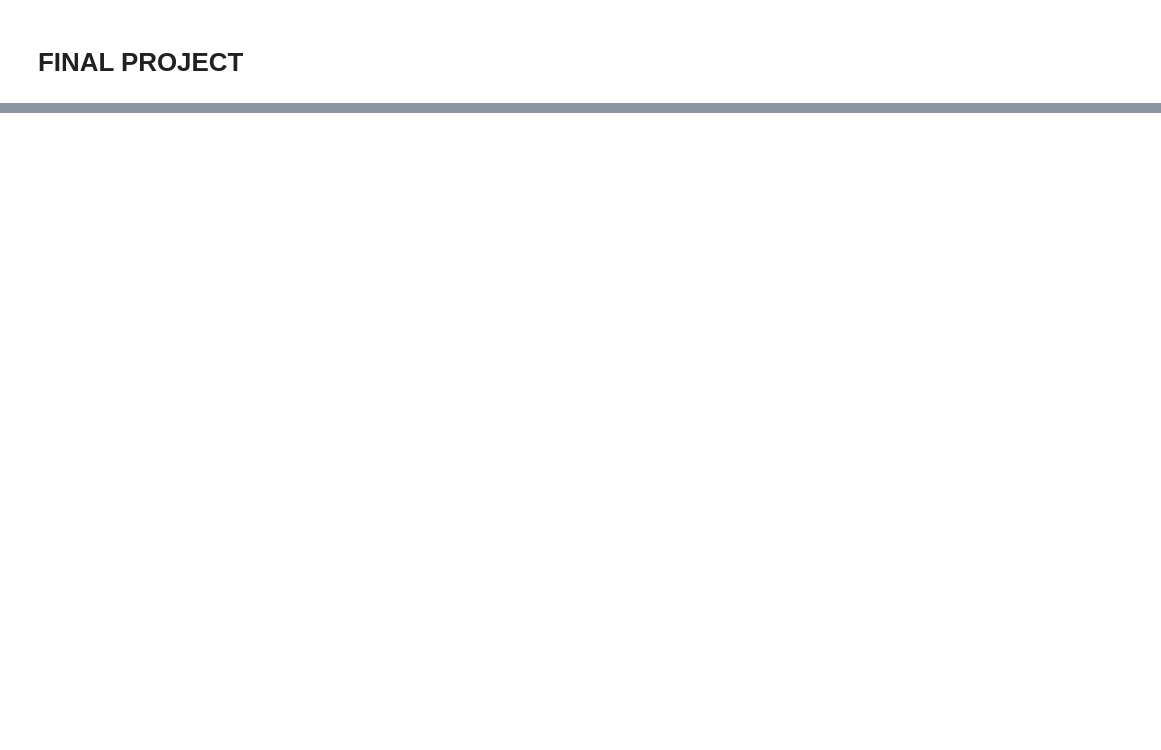
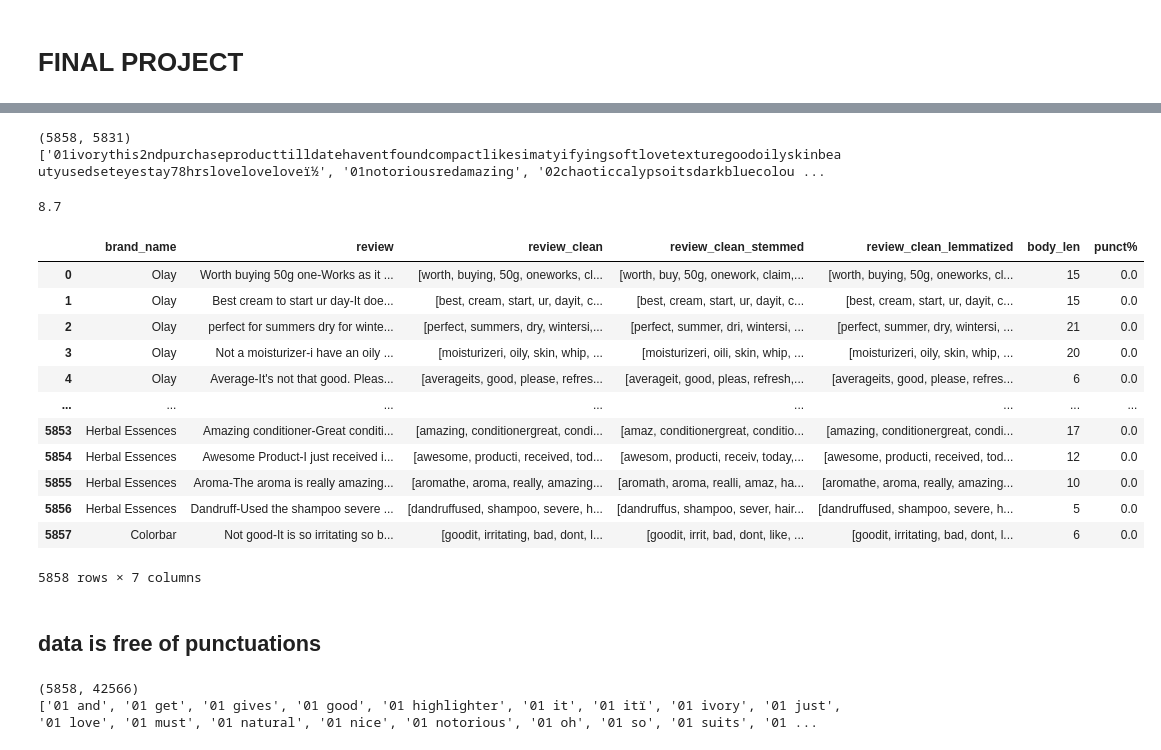
Before and after one commit to DolsyArora/my-work, a Jupyter notebook: project.ipynb, the cells around one changed output, grey strips where cells are left out. Cells and saved outputs as stored; diff of their text form; code cells hidden in the pictures; blank space fills up the shorter version.

```diff
--- a/project.ipynb
+++ b/project.ipynb
@@ -527,0 +158,5 @@ r2_score(y_test, test_preds)
+# %%
+# printing the new cleaned review text
+df['review_clean'] = df['review'].apply(lambda x: clean_text(x.lower())) # use the lambda function to apply to the dataset
+
+df.head() # first 5 rows
@@ -527,0 +170,10 @@ r2_score(y_test, test_preds)
+# %%
+# defining the function of stemming
+# and prinitng the stemmed text("review_clean_stemmed")
+def stemming(tokenized_text):
+    text =[ps.stem(word) for word in tokenized_text]
+    return text
+
+df['review_clean_stemmed'] = df['review_clean'].apply(lambda x: stemming(x))
+
+df.head()
@@ -527,0 +187,9 @@ r2_score(y_test, test_preds)
+# %%
+# definig the function of lemmatized and printing the lemmatized column ("review_clean_lemmatized")
+def lemmatizing(tokenized_text):
+    text = [wn.lemmatize(word) for word in tokenized_text]
+    return text
+
+df['review_clean_lemmatized'] = df['review_clean'].apply(lambda x: lemmatizing(x))
+
+df.head(10)
@@ -527,0 +208,52 @@ r2_score(y_test, test_preds)
+# %%
+# importing the tf idf library
+from sklearn.feature_extraction.text import TfidfVectorizer
+# printing the tf idf's for lemmatized text
+tfidf_vect = TfidfVectorizer(analyzer=clean_text)
+X_tfidf = tfidf_vect.fit_transform(df['review_clean_lemmatized'])
+print(X_tfidf.shape)
+print(tfidf_vect.get_feature_names())
+# %% [output]
+(5858, 5831)
+['01ivorythis2ndpurchaseproducttilldatehaventfoundcompactlikesimatyifyingsoftlovetexturegoodoilyskinbeautyusedseteyestay78hrsloveloveloveï½', '01notoriousredamazing', '02chaoticcalypsoitsdarkbluecolou ...
+# %%
+# defining the function to check for punctuation after cleaning to recheck
+def count_punct(text):
+    count = sum([1 for char in text if char in string.punctuation])
+    return round(count/(len(text) - text.count(" ")), 3)*100
+
+count_punct("review_clean_lemmatized")
+# %% [output]
+8.7
+# %%
+# printing the body length and the punctuation %
+df['body_len'] = df['review_clean_lemmatized'].apply(lambda x: len(x) - x.count(" "))
+df['punct%'] = df['review_clean_lemmatized'].apply(lambda x: count_punct(x))
+df
+# %% [output]
+|  | brand_name | review | review_clean | review_clean_stemmed | review_clean_lemmatized | body_len | punct% |
+| 0 | Olay | Worth buying 50g one-Works as it ... | [worth, buying, 50g, oneworks, cl... | [worth, buy, 50g, onework, claim,... | [worth, buying, 50g, oneworks, cl... | 15 | 0.0 |
+| 1 | Olay | Best cream to start ur day-It doe... | [best, cream, start, ur, dayit, c... | [best, cream, start, ur, dayit, c... | [best, cream, start, ur, dayit, c... | 15 | 0.0 |
+| 2 | Olay | perfect for summers dry for winte... | [perfect, summers, dry, wintersi,... | [perfect, summer, dri, wintersi, ... | [perfect, summer, dry, wintersi, ... | 21 | 0.0 |
+| 3 | Olay | Not a moisturizer-i have an oily ... | [moisturizeri, oily, skin, whip, ... | [moisturizeri, oili, skin, whip, ... | [moisturizeri, oily, skin, whip, ... | 20 | 0.0 |
+| 4 | Olay | Average-It's not that good. Pleas... | [averageits, good, please, refres... | [averageit, good, pleas, refresh,... | [averageits, good, please, refres... | 6 | 0.0 |
+| ... | ... | ... | ... | ... | ... | ... | ... |
+| 5853 | Herbal Essences | Amazing conditioner-Great conditi... | [amazing, conditionergreat, condi... | [amaz, conditionergreat, conditio... | [amazing, conditionergreat, condi... | 17 | 0.0 |
+| 5854 | Herbal Essences | Awesome Product-I just received i... | [awesome, producti, received, tod... | [awesom, producti, receiv, today,... | [awesome, producti, received, tod... | 12 | 0.0 |
+| 5855 | Herbal Essences | Aroma-The aroma is really amazing... | [aromathe, aroma, really, amazing... | [aromath, aroma, realli, amaz, ha... | [aromathe, aroma, really, amazing... | 10 | 0.0 |
+| 5856 | Herbal Essences | Dandruff-Used the shampoo severe ... | [dandruffused, shampoo, severe, h... | [dandruffus, shampoo, sever, hair... | [dandruffused, shampoo, severe, h... | 5 | 0.0 |
+| 5857 | Colorbar | Not good-It is so irritating so b... | [goodit, irritating, bad, dont, l... | [goodit, irrit, bad, dont, like, ... | [goodit, irritating, bad, dont, l... | 6 | 0.0 |
+5858 rows × 7 columns
+# %% [markdown]
+## data is free of punctuations
+# %%
+# printing the n grams of the features
+from sklearn.feature_extraction.text import CountVectorizer
+
+ngram_vect = CountVectorizer(ngram_range=(2,2))
+X_counts = ngram_vect.fit_transform(df["review"])
+print(X_counts.shape)
+print(ngram_vect.get_feature_names())
+# %% [output]
+(5858, 42566)
+['01 and', '01 get', '01 gives', '01 good', '01 highlighter', '01 it', '01 itï', '01 ivory', '01 just', '01 love', '01 must', '01 natural', '01 nice', '01 notorious', '01 oh', '01 so', '01 suits', '01 ...
```
Also changed, not shown: parts of 140 cells of this notebook.
